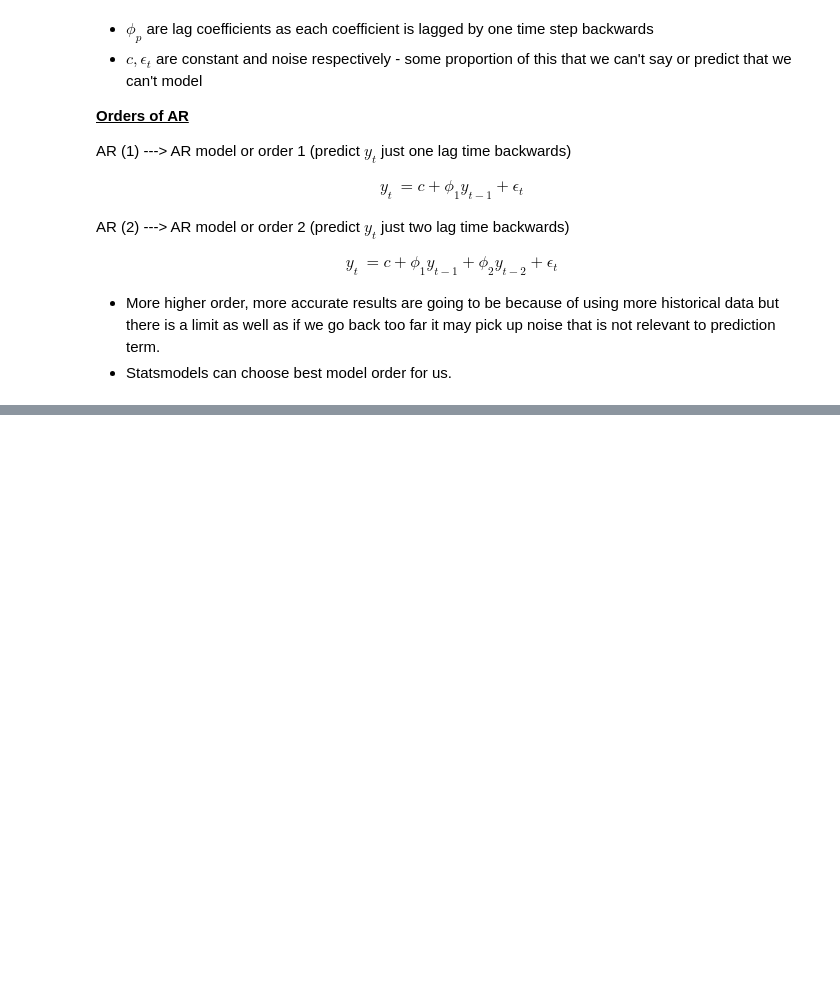
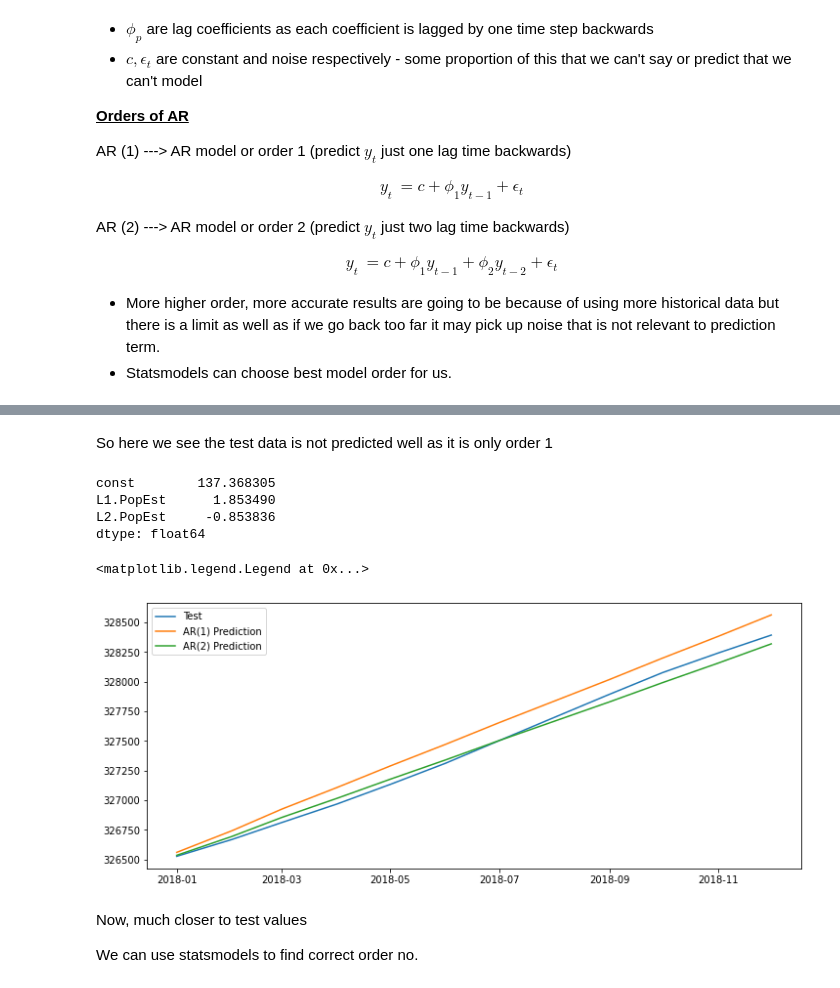
Before and after one commit to worklifesg/Time-Series-Forecasting-and-Analysis, a Jupyter notebook: 3. General Forcasting Methods/3_ARIMA.ipynb, the cells around one changed output, grey strips where cells are left out. Saved outputs shown, nothing was run; the diff lists cells and outputs as text; code cells hidden in the pictures; blank space fills up the shorter version.

```diff
--- a/3. General Forcasting Methods/3_ARIMA.ipynb
+++ b/3. General Forcasting Methods/3_ARIMA.ipynb
@@ -111,0 +222,25 @@ y_t &=c+\phi_1 y_{t-1}+ \phi_2 y_{t-2} + \epsilon_t
+# %% [markdown]
+So here we see the test data is not predicted well as it is only order 1
+# %%
+AR2fit = model.fit(maxlag=2)
+predictions2 = AR2fit.predict(start=start,end=end,dynamic=False)
+predictions2 = predictions2.rename('AR(2) Prediction')
+
+print(AR2fit.params)
+
+plt.figure(figsize=(12,5))
+plt.plot(test,label='Test');
+plt.plot(predictions1,label='AR(1) Prediction');
+plt.plot(predictions2,label='AR(2) Prediction');
+plt.legend()
+# %% [output]
+const        137.368305
+L1.PopEst      1.853490
+L2.PopEst     -0.853836
+dtype: float64
+<matplotlib.legend.Legend at 0x...>
+[figure, added]
+# %% [markdown]
+Now, much closer to test values
+
+We can use statsmodels to find correct order no.
```
Also changed, not shown: parts of 23 cells of this notebook.
